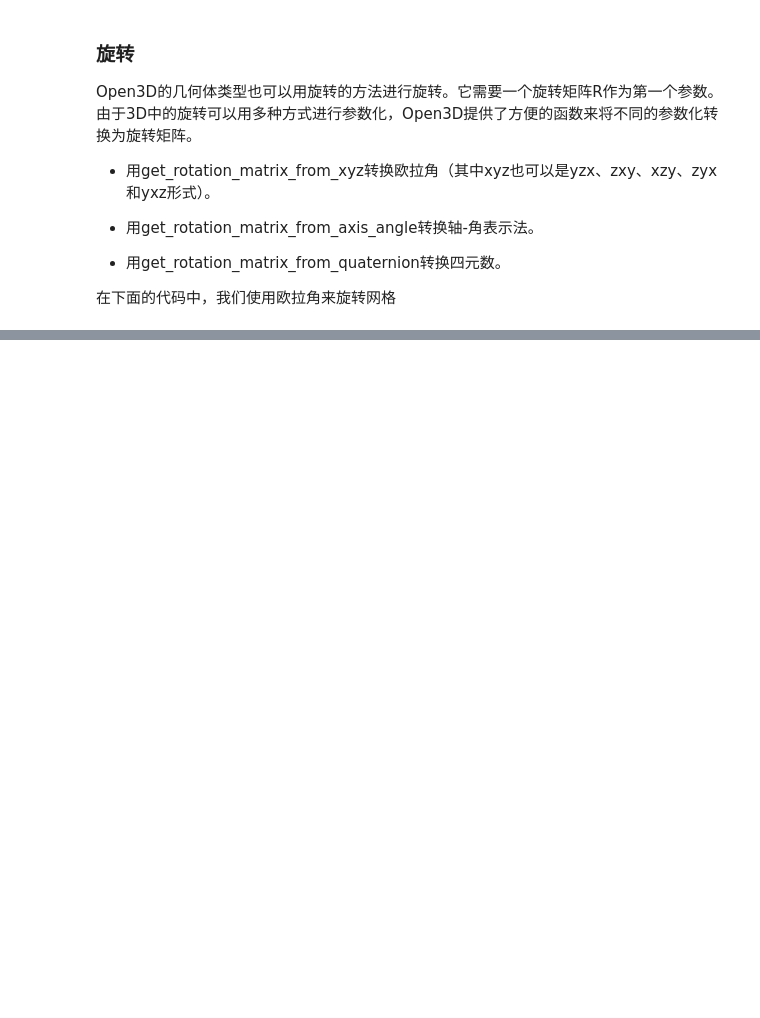
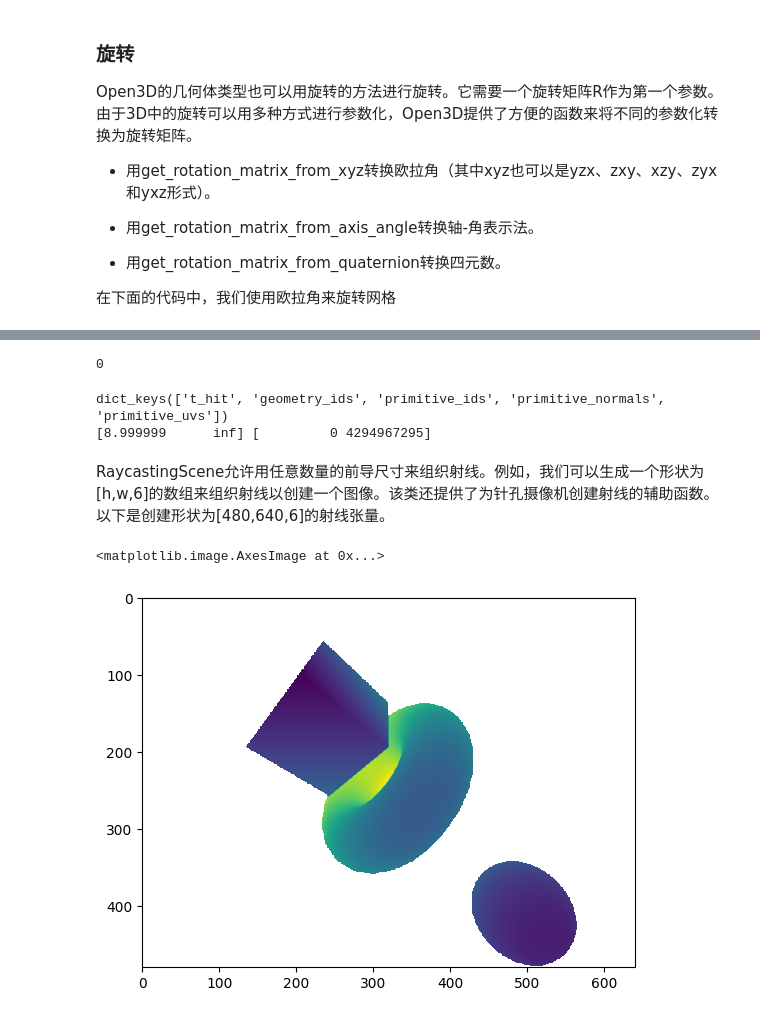
Before and after one commit to Ykiiii/3D_PointCloud_tutorial, a Jupyter notebook: Open3dTutorial_Geometry.ipynb, the cells around one changed output, grey strips where cells are left out. Drawn from its saved outputs; the diff is of its cells as text; code cells hidden in the pictures; blank space fills up the shorter version.

```diff
--- a/Open3dTutorial_Geometry.ipynb
+++ b/Open3dTutorial_Geometry.ipynb
@@ -1283,0 +1465,64 @@ Open3D的几何体类型也可以用旋转的方法进行旋转。它需要一
+# %%
+# 创建mesh
+cube = o3d.geometry.TriangleMesh.create_box().translate([0, 0, 0])
+cube = o3d.t.geometry.TriangleMesh.from_legacy(cube)
+# 创建场景 添加mesh
+scene = o3d.t.geometry.RaycastingScene()
+cube_id = scene.add_triangles(cube)
+print(cube_id)
+# %% [output]
+0
+# %%
+# 创建两道光线
+# 第一道光线从 (0.5,0.5,10) 照射到 (0,0,-1).
+# 第二道光线从 (-1,-1,-1) 照射到 (0,0,-1).
+rays = o3d.core.Tensor([[0.5, 0.5, 10, 0, 0, -1], [-1, -1, -1, 0, 0, -1]],
+                       dtype=o3d.core.Dtype.Float32)
+
+ans = scene.cast_rays(rays)
+print(ans.keys())
+# t_hit是到交点的距离。单位是由射线方向的长度定义的。如果没有相交点，则为Inf
+# geometry_ids给出被射线击中的几何体的ID。如果没有击中几何体，则为RaycastingScene.INVALID_ID。
+# primitive_ids是被击中的三角形的索引或RaycastingScene.INVALID_ID。
+# primitive_uvs是三角形内交点的arycentric坐标。
+# primitive_normals是被击中的三角形的法线。
+print(ans['t_hit'].numpy(), ans['geometry_ids'].numpy())
+# %% [output]
+dict_keys(['t_hit', 'geometry_ids', 'primitive_ids', 'primitive_normals', 'primitive_uvs'])
+[8.999999      inf] [         0 4294967295]
+# %%
+# 创建有多个对象的场景
+# Create meshes and convert to open3d.t.geometry.TriangleMesh
+cube = o3d.geometry.TriangleMesh.create_box().translate([0, 0, 0])
+cube = o3d.t.geometry.TriangleMesh.from_legacy(cube)
+torus = o3d.geometry.TriangleMesh.create_torus().translate([0, 0, 2])
+torus = o3d.t.geometry.TriangleMesh.from_legacy(torus)
+sphere = o3d.geometry.TriangleMesh.create_sphere(radius=0.5).translate(
+    [1, 2, 3])
+sphere = o3d.t.geometry.TriangleMesh.from_legacy(sphere)
+
+scene = o3d.t.geometry.RaycastingScene()
+scene.add_triangles(cube)
+scene.add_triangles(torus)
+_ = scene.add_triangles(sphere)
+# %% [markdown]
+RaycastingScene允许用任意数量的前导尺寸来组织射线。例如，我们可以生成一个形状为[h,w,6]的数组来组织射线以创建一个图像。该类还提供了为针孔摄像机创建射线的辅助函数。以下是创建形状为[480,640,6]的射线张量。
+# %%
+# 创建射线张量
+rays = o3d.t.geometry.RaycastingScene.create_rays_pinhole(
+    fov_deg=90,
+    center=[0, 0, 2],
+    eye=[2, 3, 0],
+    up=[0, 1, 0],
+    width_px=640,
+    height_px=480,
+)
+# We can directly pass the rays tensor to the cast_rays function.
+ans = scene.cast_rays(rays)
+# %%
+# 输出的张量保留了射线的形状，我们可以用matplotlib直接将命中距离可视化，得到深度图
+import matplotlib.pyplot as plt
+plt.imshow(ans['t_hit'].numpy())
+# %% [output]
+<matplotlib.image.AxesImage at 0x...>
+[figure, added]
```
Also changed, not shown: parts of 31 cells of this notebook, 1 other file.
